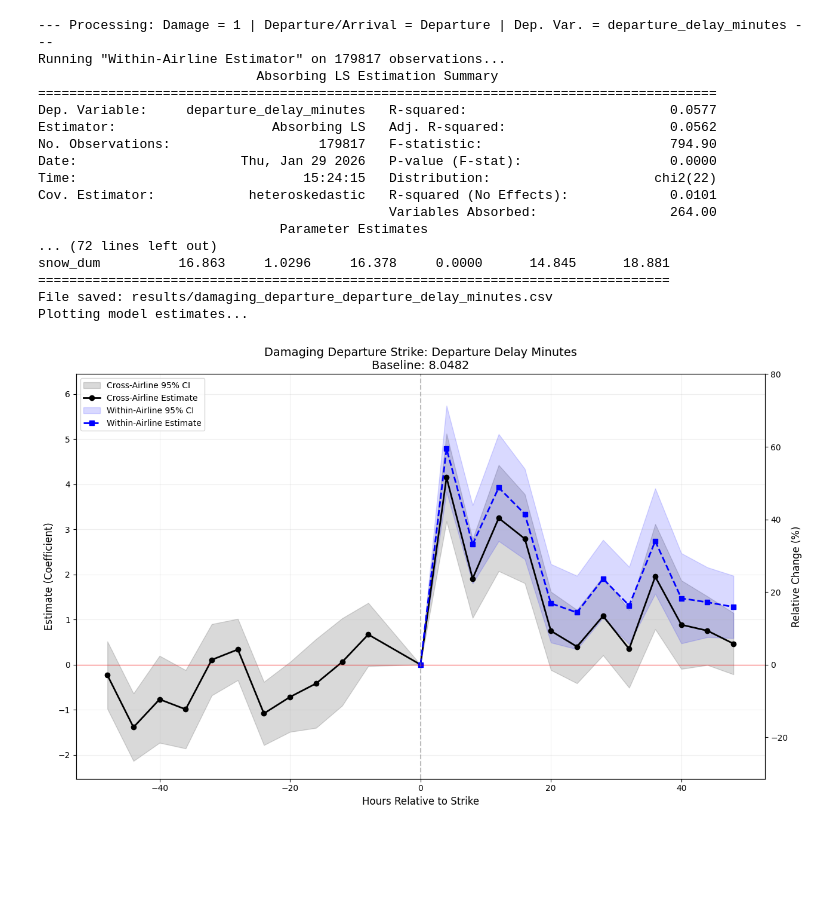
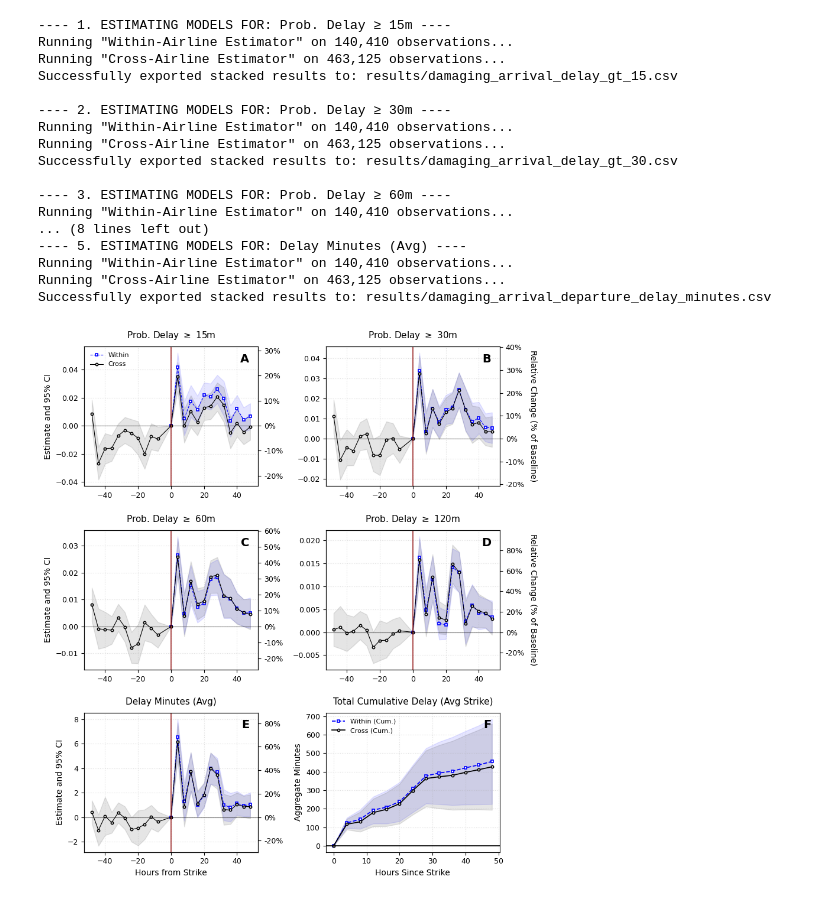
Before and after one commit to levialtringer/wildlife_strike_network_effects, a Jupyter notebook: 02_modeling_tables_and_figures.ipynb, the cells around one changed output. Saved outputs shown, nothing was run; the diff lists cells and outputs as text; code cells hidden in the pictures; blank space fills up the shorter version.

```diff
--- a/02_modeling_tables_and_figures.ipynb
+++ b/02_modeling_tables_and_figures.ipynb
@@ -346,21 +613,21 @@ Plotting model estimates...
-# %%
-get_treatment_effects(damage=1, arrival_departure="Departure", dv='departure_delay_minutes')
-# %% [output]
---- Processing: Damage = 1 | Departure/Arrival = Departure | Dep. Var. = departure_delay_minutes ---
-Running "Within-Airline Estimator" on 179817 observations...
-                            Absorbing LS Estimation Summary
-=======================================================================================
-Dep. Variable:     departure_delay_minutes   R-squared:                          0.0577
-Estimator:                    Absorbing LS   Adj. R-squared:                     0.0562
-No. Observations:                   179817   F-statistic:                        794.90
-Date:                     Thu, Jan 29 2026   P-value (F-stat):                   0.0000
-Time:                             15:24:15   Distribution:                     chi2(22)
-Cov. Estimator:            heteroskedastic   R-squared (No Effects):             0.0101
-                                             Variables Absorbed:                 264.00
-                               Parameter Estimates
-... (72 lines left out)
-snow_dum          16.863     1.0296     16.378     0.0000      14.845      18.881
-=================================================================================
-File saved: results/damaging_departure_departure_delay_minutes.csv
-Plotting model estimates...
-[figure, removed]
+# %%
+get_full_event_study_results(testing_mode=False, damage=1, arrival_departure='Arrival')
+# %% [output]
+---- 1. ESTIMATING MODELS FOR: Prob. Delay ≥ 15m ----
+Running "Within-Airline Estimator" on 140,410 observations...
+Running "Cross-Airline Estimator" on 463,125 observations...
+Successfully exported stacked results to: results/damaging_arrival_delay_gt_15.csv
+
+---- 2. ESTIMATING MODELS FOR: Prob. Delay ≥ 30m ----
+Running "Within-Airline Estimator" on 140,410 observations...
+Running "Cross-Airline Estimator" on 463,125 observations...
+Successfully exported stacked results to: results/damaging_arrival_delay_gt_30.csv
+
+---- 3. ESTIMATING MODELS FOR: Prob. Delay ≥ 60m ----
+Running "Within-Airline Estimator" on 140,410 observations...
+... (8 lines left out)
+---- 5. ESTIMATING MODELS FOR: Delay Minutes (Avg) ----
+Running "Within-Airline Estimator" on 140,410 observations...
+Running "Cross-Airline Estimator" on 463,125 observations...
+Successfully exported stacked results to: results/damaging_arrival_departure_delay_minutes.csv
+[figure, added]
```
Also changed, not shown: parts of 15 cells of this notebook.
